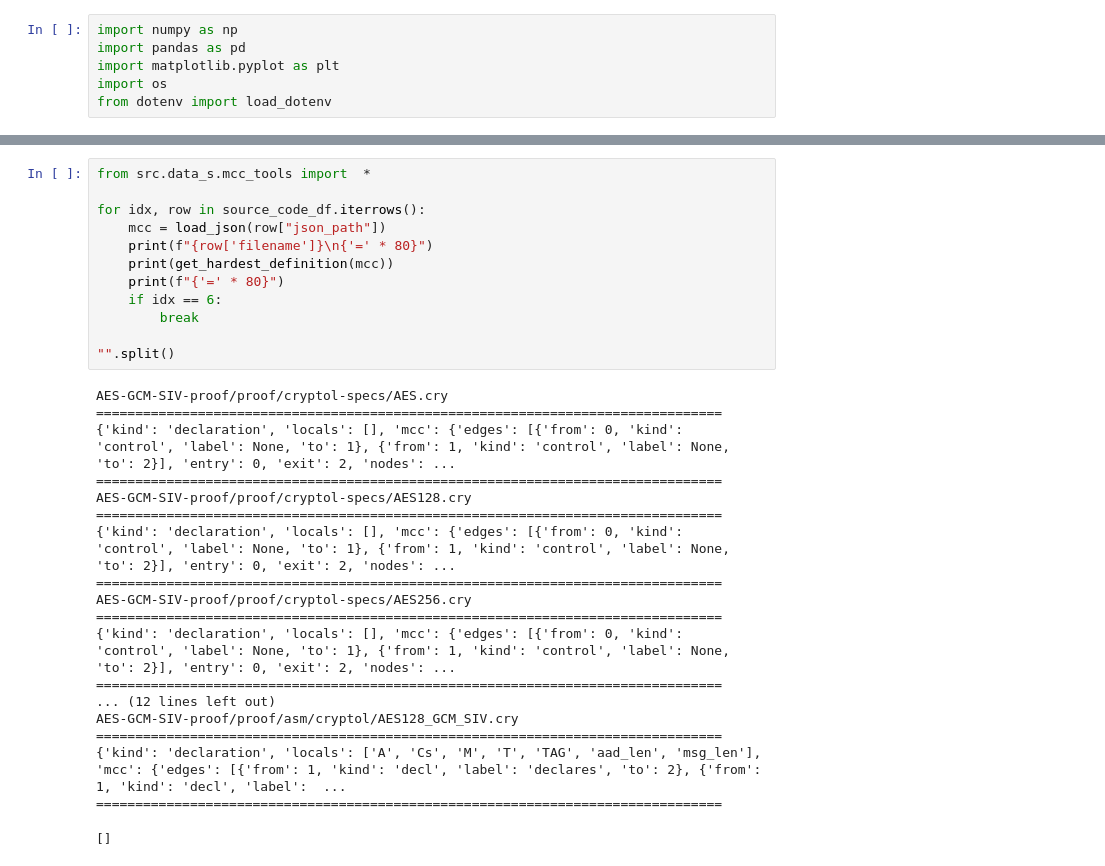
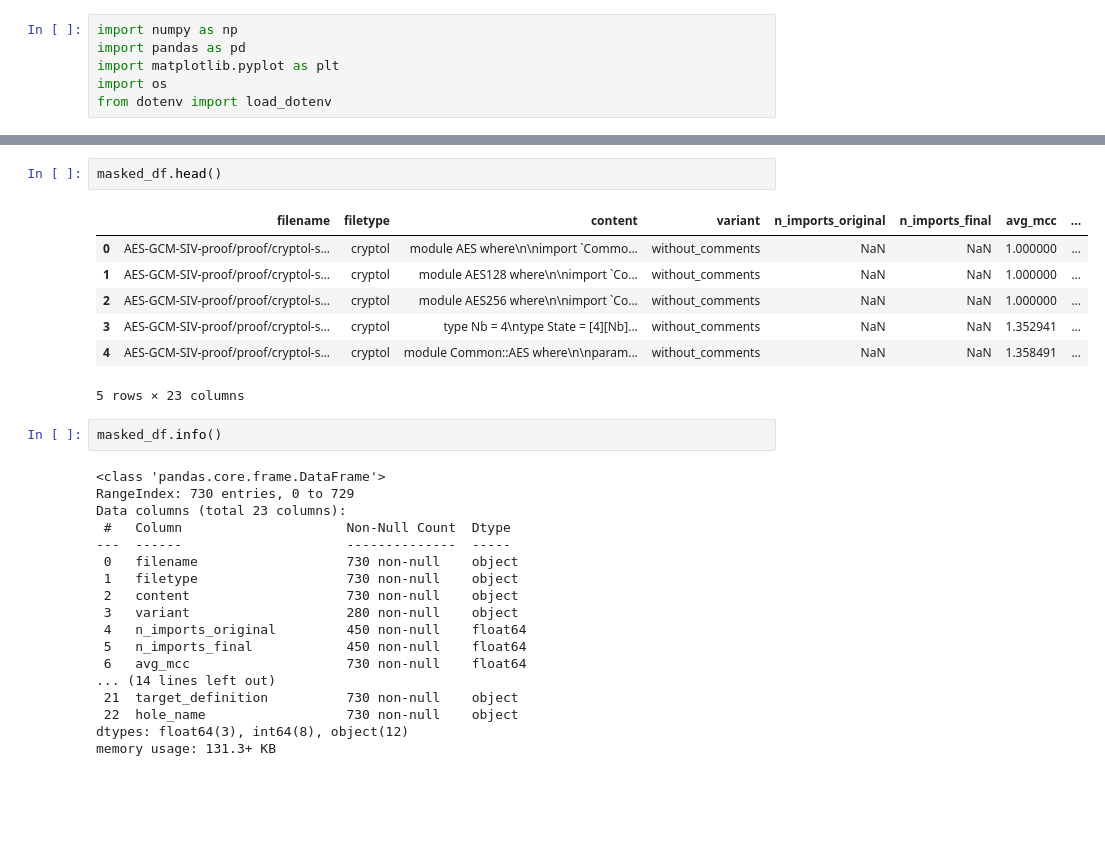
Before and after one commit to jo5huar3/DataPreprocess, a Jupyter notebook: notebooks/06B_Generate-MASK_DEF-Examples.ipynb, the cells around one changed output, grey strips where cells are left out. Cells and saved outputs as stored; diff of their text form; blank space fills up the shorter version.

```diff
--- a/notebooks/06B_Generate-MASK_DEF-Examples.ipynb
+++ b/notebooks/06B_Generate-MASK_DEF-Examples.ipynb
@@ -159,32 +187,31 @@ property test128_2 = ledEncrypt128 (0x0123456789abcdef0123456789abcdef, 0x012345
 ================================================================================
 # %%
-from src.data_s.mcc_tools import  *
-
-for idx, row in source_code_df.iterrows():
-    mcc = load_json(row["json_path"])
-    print(f"{row['filename']}\n{'=' * 80}")
-    print(get_hardest_definition(mcc))
-    print(f"{'=' * 80}")
-    if idx == 6:
-        break
-
-"".split()
+masked_df.head()
 # %% [output]
+|  | filename | filetype | content | variant | n_imports_original | n_imports_final | avg_mcc | ... |
+| 0 | AES-GCM-SIV-proof/proof/cryptol-s... | cryptol | module AES where\n\nimport `Commo... | without_comments | NaN | NaN | 1.000000 | ... |
+| 1 | AES-GCM-SIV-proof/proof/cryptol-s... | cryptol | module AES128 where\n\nimport `Co... | without_comments | NaN | NaN | 1.000000 | ... |
+| 2 | AES-GCM-SIV-proof/proof/cryptol-s... | cryptol | module AES256 where\n\nimport `Co... | without_comments | NaN | NaN | 1.000000 | ... |
+| 3 | AES-GCM-SIV-proof/proof/cryptol-s... | cryptol | type Nb = 4\ntype State = [4][Nb]... | without_comments | NaN | NaN | 1.352941 | ... |
+| 4 | AES-GCM-SIV-proof/proof/cryptol-s... | cryptol | module Common::AES where\n\nparam... | without_comments | NaN | NaN | 1.358491 | ... |
-AES-GCM-SIV-proof/proof/cryptol-specs/AES.cry
-================================================================================
-{'kind': 'declaration', 'locals': [], 'mcc': {'edges': [{'from': 0, 'kind': 'control', 'label': None, 'to': 1}, {'from': 1, 'kind': 'control', 'label': None, 'to': 2}], 'entry': 0, 'exit': 2, 'nodes': ...
-================================================================================
-AES-GCM-SIV-proof/proof/cryptol-specs/AES128.cry
-================================================================================
-{'kind': 'declaration', 'locals': [], 'mcc': {'edges': [{'from': 0, 'kind': 'control', 'label': None, 'to': 1}, {'from': 1, 'kind': 'control', 'label': None, 'to': 2}], 'entry': 0, 'exit': 2, 'nodes': ...
-================================================================================
-AES-GCM-SIV-proof/proof/cryptol-specs/AES256.cry
-================================================================================
-{'kind': 'declaration', 'locals': [], 'mcc': {'edges': [{'from': 0, 'kind': 'control', 'label': None, 'to': 1}, {'from': 1, 'kind': 'control', 'label': None, 'to': 2}], 'entry': 0, 'exit': 2, 'nodes': ...
-================================================================================
-... (12 lines left out)
-AES-GCM-SIV-proof/proof/asm/cryptol/AES128_GCM_SIV.cry
-================================================================================
-{'kind': 'declaration', 'locals': ['A', 'Cs', 'M', 'T', 'TAG', 'aad_len', 'msg_len'], 'mcc': {'edges': [{'from': 1, 'kind': 'decl', 'label': 'declares', 'to': 2}, {'from': 1, 'kind': 'decl', 'label':  ...
-================================================================================
+5 rows × 23 columns
-[]
+# %%
+masked_df.info()
+# %% [output]
+<class 'pandas.core.frame.DataFrame'>
+RangeIndex: 730 entries, 0 to 729
+Data columns (total 23 columns):
+ #   Column                     Non-Null Count  Dtype
+---  ------                     --------------  -----
+ 0   filename                   730 non-null    object
+ 1   filetype                   730 non-null    object
+ 2   content                    730 non-null    object
+ 3   variant                    280 non-null    object
+ 4   n_imports_original         450 non-null    float64
+ 5   n_imports_final            450 non-null    float64
+ 6   avg_mcc                    730 non-null    float64
+... (14 lines left out)
+ 21  target_definition          730 non-null    object
+ 22  hole_name                  730 non-null    object
+dtypes: float64(3), int64(8), object(12)
+memory usage: 131.3+ KB
```
Also changed, not shown: parts of 13 cells of this notebook, 6 other files.
